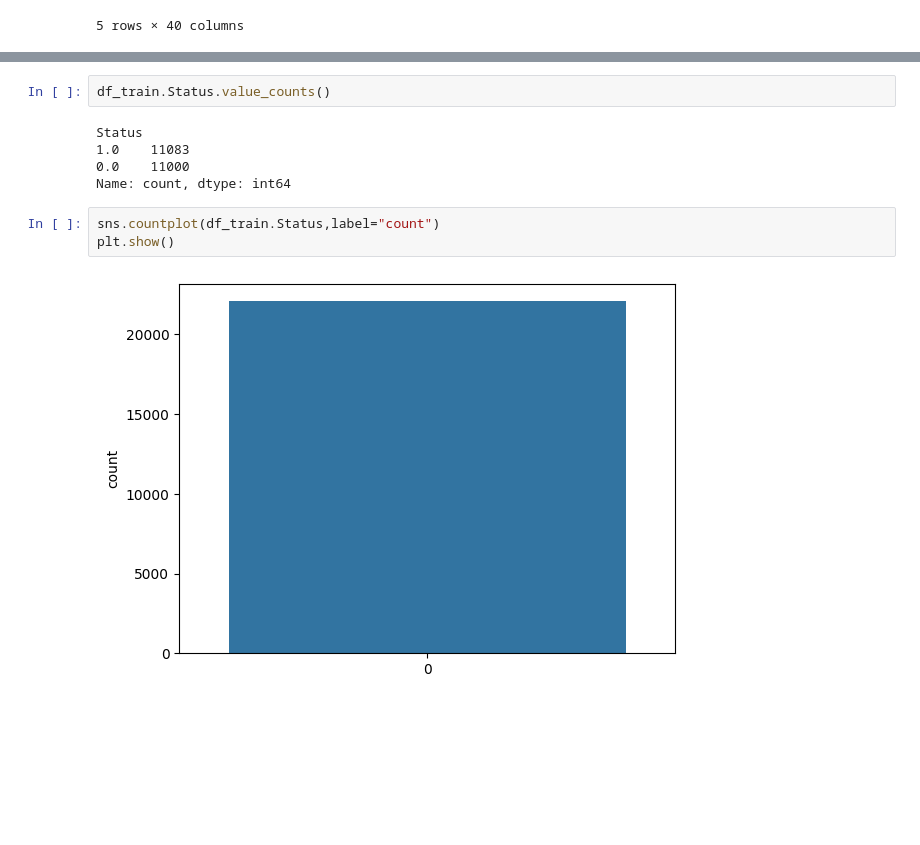
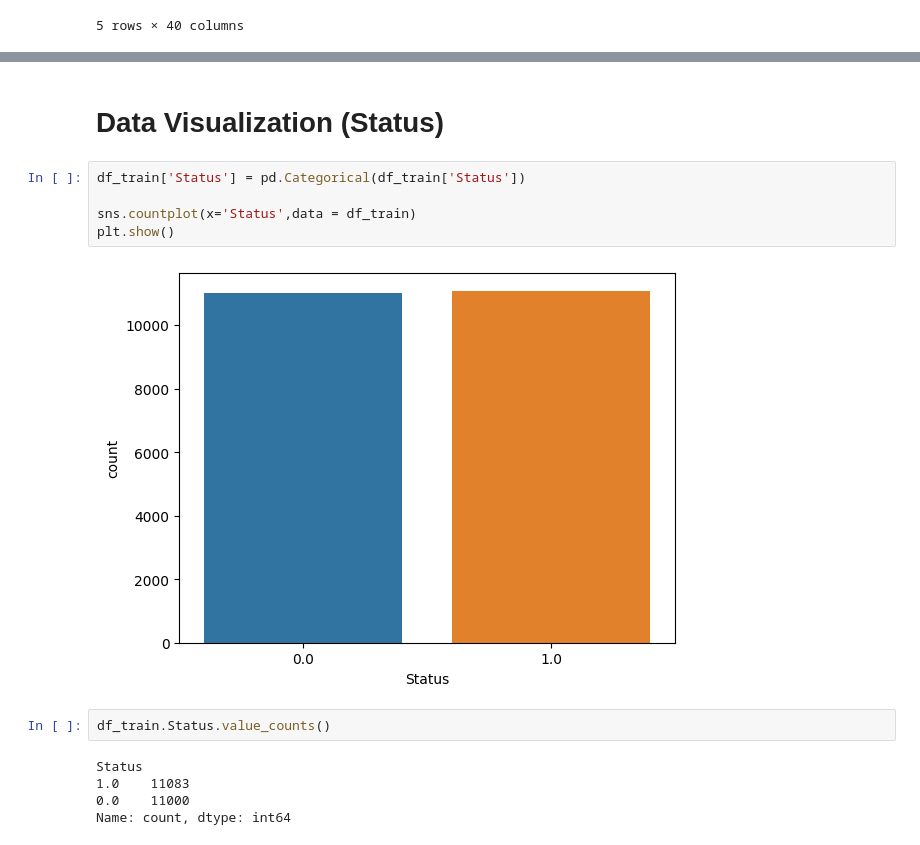
Before and after one commit to codingwithiz/ML-Project, a Jupyter notebook: clean.ipynb, the cells around one changed output, grey strips where cells are left out. Saved outputs shown, nothing was run; the diff lists cells and outputs as text; blank space fills up the shorter version.

```diff
--- a/clean.ipynb
+++ b/clean.ipynb
@@ -410,3 +497,12 @@ df_train.describe()
+# %% [markdown]
+# Data Visualization (Status)
+# %%
+df_train['Status'] = pd.Categorical(df_train['Status'])
+
+sns.countplot(x='Status',data = df_train)
+plt.show()
+# %% [output]
+[figure, added]
 # %%
 df_train.Status.value_counts()
 # %% [output]
@@ -414,8 +510,3 @@ Status
 1.0    11083
 0.0    11000
 Name: count, dtype: int64
-# %%
-sns.countplot(df_train.Status,label="count")
-plt.show()
-# %% [output]
-[figure, removed]
```
Also changed, not shown: parts of 47 cells of this notebook.
